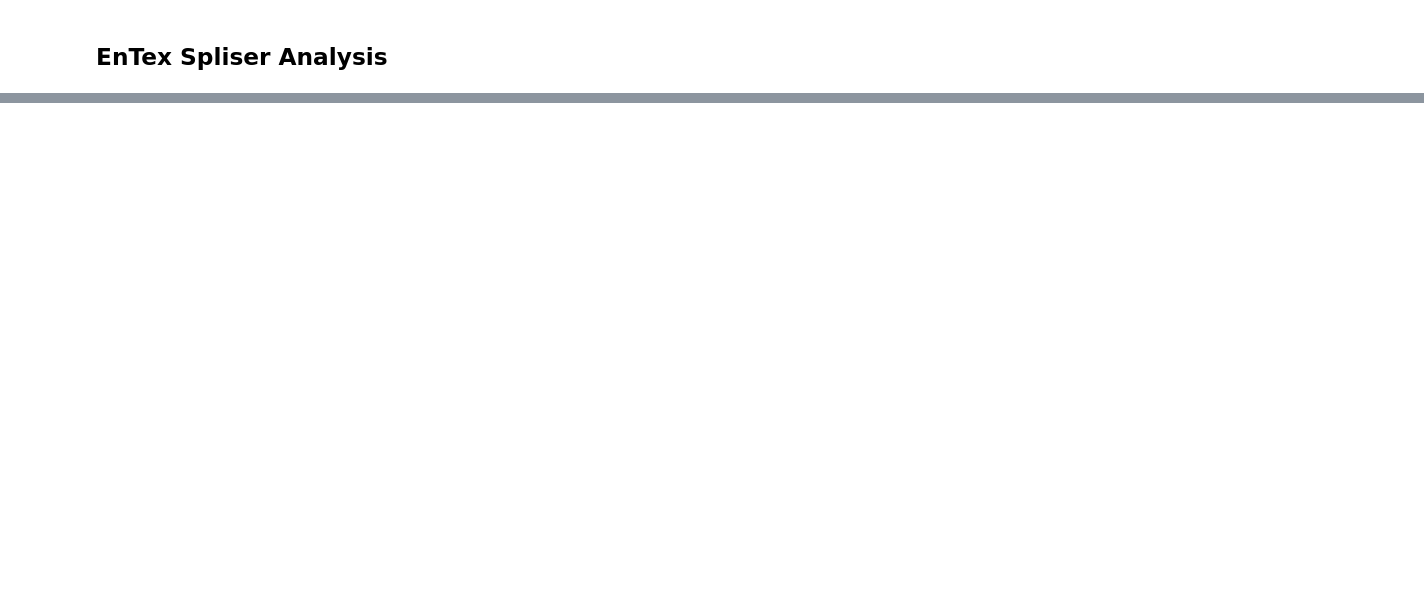
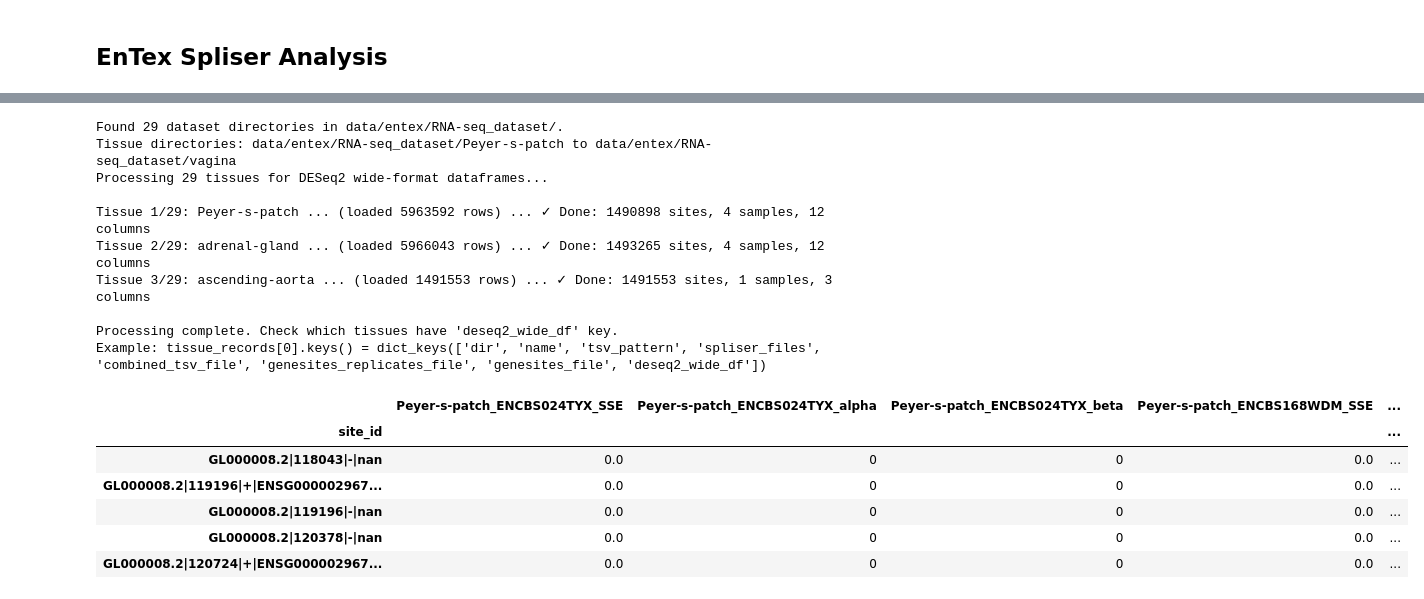
Before and after one commit to qiuresearch/AmbiSplice, a Jupyter notebook: data_expo_entex.ipynb, the cells around one changed output, grey strips where cells are left out. Saved outputs shown, nothing was run; the diff lists cells and outputs as text; code cells hidden in the pictures; blank space fills up the shorter version.

Commit message:
more data

```diff
--- a/data_expo_entex.ipynb
+++ b/data_expo_entex.ipynb
@@ -14,0 +3,74 @@ ModuleNotFoundError: No module named 'seaborn'
+# %%
+import os
+import pandas as pd
+import numpy as np
+from tqdm import tqdm
+
+import omics_utils
+import importlib
+importlib.reload(omics_utils)
+
+tissue_records = omics_utils.spliser_get_tissue_records(dataset_dir="data/entex/RNA-seq_dataset/", tsv_pattern="*.SpliSER.tsv")
+
+print(f"Processing {len(tissue_records)} tissues for DESeq2 wide-format dataframes...\n")
+
+for i, tissue_record in enumerate(tissue_records[:3]):
+    tissue_name = tissue_record['name']
+    combined_tsv_file = tissue_record['combined_tsv_file']
+
+    print(f"Tissue {i+1}/{len(tissue_records)}: {tissue_name}", end=" ... ")
+
+    try:
+        # Check if file exists
+        if not os.path.exists(combined_tsv_file):
+            print(f"⚠ SKIP: combined_tsv_file not found at {combined_tsv_file}")
+            continue
+
+        # Read combined TSV
+        combined_df = pd.read_csv(combined_tsv_file, sep='\t', comment='#')
+        print(f"(loaded {len(combined_df)} rows)", end=" ... ")
+
+        # Build DESeq2-ready wide-format dataframe
+        wide_df = omics_utils.spliser_combined_to_deseq2_df(combined_df, group_prefix=f"{tissue_name}_")
+
+        # Store in tissue_record
+        tissue_record['deseq2_wide_df'] = wide_df
+
+        # Validation checks
+        num_samples = len(combined_df['Sample'].unique())
+        num_sites = len(wide_df)
+        num_cols = len(wide_df.columns)
+
+        # Check for NaN
+        has_nan = wide_df.isnull().sum().sum()
+
+        # Print summary
+        print(f"✓ Done: {num_sites} sites, {num_samples} samples, {num_cols} columns", end="")
+        if has_nan > 0:
+            print(f" [WARNING: {has_nan} NaN values found]")
+        else:
+            print()
+
+    except Exception as e:
+        print(f"✗ ERROR: {str(e)}")
+        continue
+
+tissue_records[0]['deseq2_wide_df'].head()
+# %% [output]
+Found 29 dataset directories in data/entex/RNA-seq_dataset/.
+Tissue directories: data/entex/RNA-seq_dataset/Peyer-s-patch to data/entex/RNA-seq_dataset/vagina
+Processing 29 tissues for DESeq2 wide-format dataframes...
+
+Tissue 1/29: Peyer-s-patch ... (loaded 5963592 rows) ... ✓ Done: 1490898 sites, 4 samples, 12 columns
+Tissue 2/29: adrenal-gland ... (loaded 5966043 rows) ... ✓ Done: 1493265 sites, 4 samples, 12 columns
+Tissue 3/29: ascending-aorta ... (loaded 1491553 rows) ... ✓ Done: 1491553 sites, 1 samples, 3 columns
+
+Processing complete. Check which tissues have 'deseq2_wide_df' key.
+Example: tissue_records[0].keys() = dict_keys(['dir', 'name', 'tsv_pattern', 'spliser_files', 'combined_tsv_file', 'genesites_replicates_file', 'genesites_file', 'deseq2_wide_df'])
+|  | Peyer-s-patch_ENCBS024TYX_SSE | Peyer-s-patch_ENCBS024TYX_alpha | Peyer-s-patch_ENCBS024TYX_beta | Peyer-s-patch_ENCBS168WDM_SSE | ... |
+| site_id |  |  |  |  | ... |
+| GL000008.2|118043|-|nan | 0.0 | 0 | 0 | 0.0 | ... |
+| GL000008.2|119196|+|ENSG000002967... | 0.0 | 0 | 0 | 0.0 | ... |
+| GL000008.2|119196|-|nan | 0.0 | 0 | 0 | 0.0 | ... |
+| GL000008.2|120378|-|nan | 0.0 | 0 | 0 | 0.0 | ... |
+| GL000008.2|120724|+|ENSG000002967... | 0.0 | 0 | 0 | 0.0 | ... |
```
Also changed, not shown: parts of 9 cells of this notebook, 2 other files.
